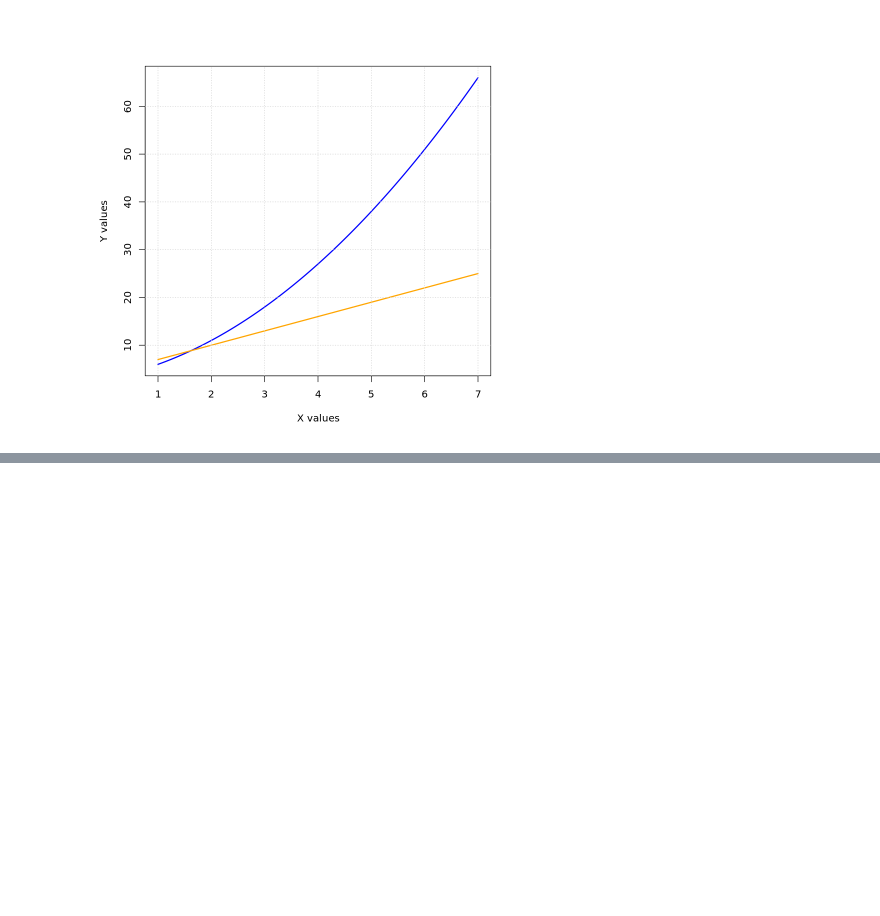
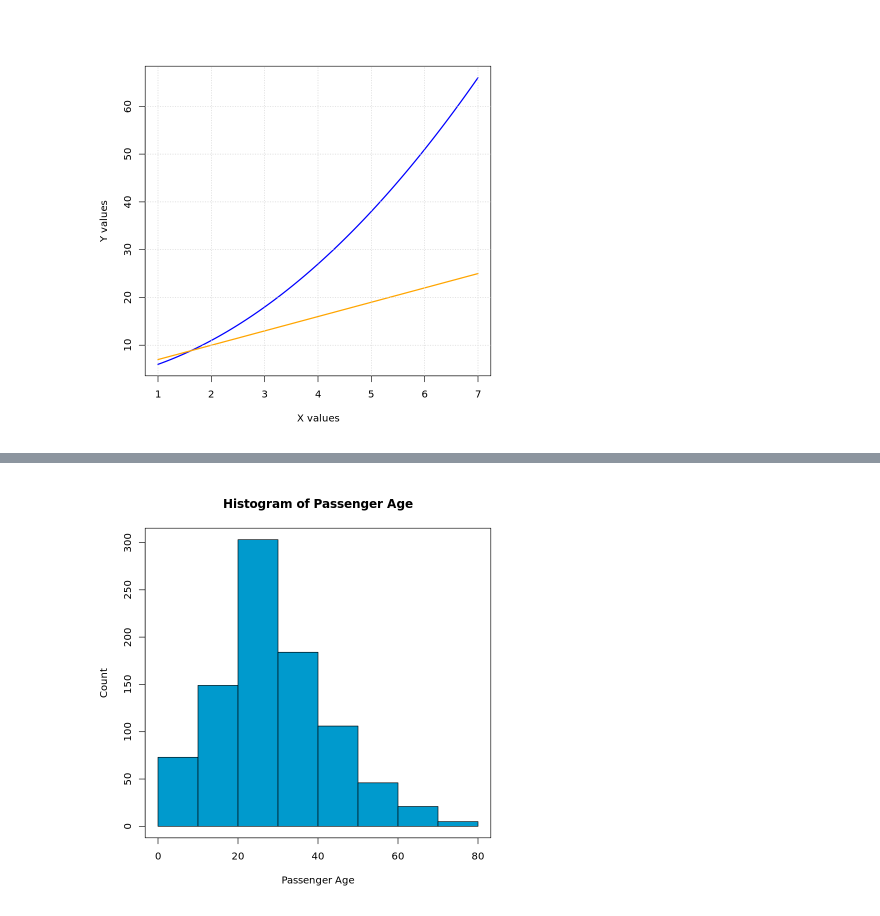
Before and after one commit to oscarm524/R_Programming, a Jupyter notebook: Data_Visualization/Data_Visualization.ipynb, the cells around one changed output, grey strips where cells are left out. Drawn from its saved outputs; the diff is of its cells as text; code cells hidden in the pictures; blank space fills up the shorter version.

Commit message:
Adding histogram

```diff
--- a/Data_Visualization/Data_Visualization.ipynb
+++ b/Data_Visualization/Data_Visualization.ipynb
@@ -23,0 +26,4 @@ grid()
+# %%
+## Reading titanic datafile
+titanic = read.csv(file = 'titanic.csv', header = TRUE)
+head(titanic)
@@ -23,0 +40,11 @@ grid()
+# %%
+## Defining the pdf file to save plot
+# pdf('histogram.pdf', width = 10, height = 8)
+
+## Creating a histogram of passenger ages
+hist(titanic$Age, xlab = 'Passenger Age', ylab = 'Count', main = 'Histogram of Passenger Age', col = 'deepskyblue3')
+box()
+
+# dev.off()
+# %% [output]
+[figure, added]
```
Also changed, not shown: parts of 2 cells of this notebook.
